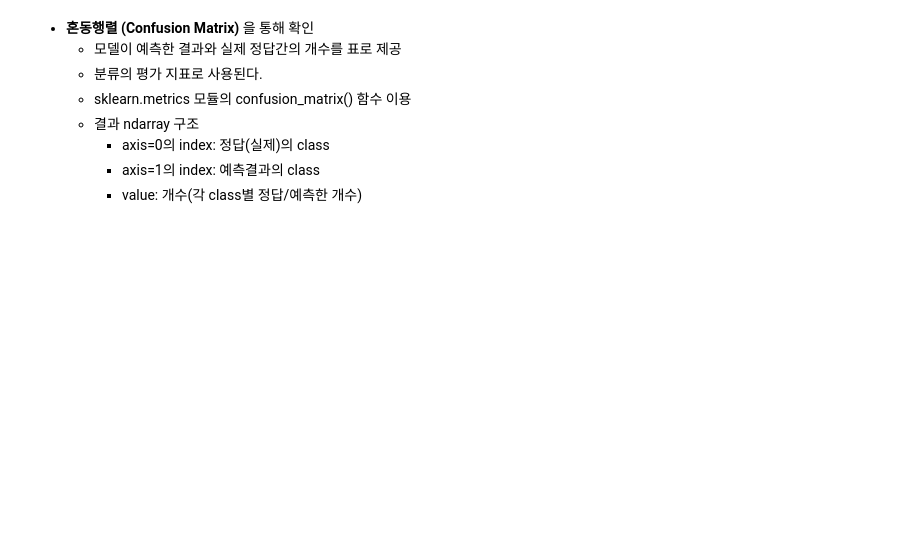
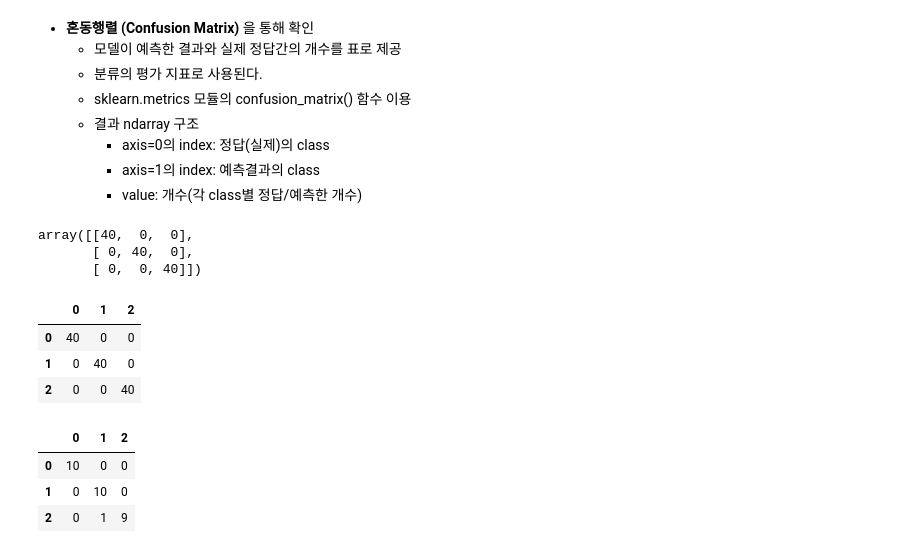
Before and after one commit to qufdlfkd88/SKN31, a Jupyter notebook: 06_machin_learning/02_첫번째 머신러닝 분석 - Iris_분석.ipynb, the cells around one changed output. Cells and saved outputs as stored; diff of their text form; code cells hidden in the pictures; blank space fills up the shorter version.

```diff
--- a/06_machin_learning/02_첫번째 머신러닝 분석 - Iris_분석.ipynb
+++ b/06_machin_learning/02_첫번째 머신러닝 분석 - Iris_분석.ipynb
@@ -156,4 +312,10 @@ new_data = np.array([
 # %% [markdown]
 ### 모델생성
+# %%
+# 모델생성
+tree_model = DecisionTreeClassifier()
 # %% [markdown]
 ### 모델 학습
+# %%
+#모델 학습 - train set으로 학습
+tree_model.fit(X_train, y_train) # test를 뺀 120 데이터를 가지고 학습
@@ -163,3 +327,15 @@ new_data = np.array([
 - 정확도(accuracy)
     - accuracy_score() 함수 이용
     - 전체 예측한 개수 중 맞춘 개수의 비율
+# %%
+from sklearn.metrics import accuracy_score
+
+# 모델의 예측 결과
+pred_train = tree_model.predict(X_train)
+pred_test = tree_model.predict(X_test)
+
+# 정확도 평가
+acc_train = accuracy_score(y_train, pred_train) #(정답, 모델 예측값)
+acc_test = accuracy_score(y_test, pred_test)
+
+print(f"Trainset 정확도: {acc_train}, Testset 정확도: {acc_test:.5f}")
@@ -172,3 +390,28 @@ new_data = np.array([
         - axis=0의 index: 정답(실제)의 class
         - axis=1의 index: 예측결과의 class
         - value: 개수(각 class별 정답/예측한 개수)
+# %%
+from sklearn.metrics import confusion_matrix
+
+cm_train = confusion_matrix(y_train, pred_train)
+cm_test = confusion_matrix(y_test, pred_test)
+# %%
+cm_train
+# %% [output]
+array([[40,  0,  0],
+       [ 0, 40,  0],
+       [ 0,  0, 40]])
+# %%
+pd.DataFrame(cm_train)
+# %% [output]
+|  | 0 | 1 | 2 |
+| 0 | 40 | 0 | 0 |
+| 1 | 0 | 40 | 0 |
+| 2 | 0 | 0 | 40 |
+# %%
+pd.DataFrame(cm_test)
+# %% [output]
+|  | 0 | 1 | 2 |
+| 0 | 10 | 0 | 0 |
+| 1 | 0 | 10 | 0 |
+| 2 | 0 | 1 | 9 |
```
Also changed, not shown: parts of 27 cells of this notebook, 2 other files.
